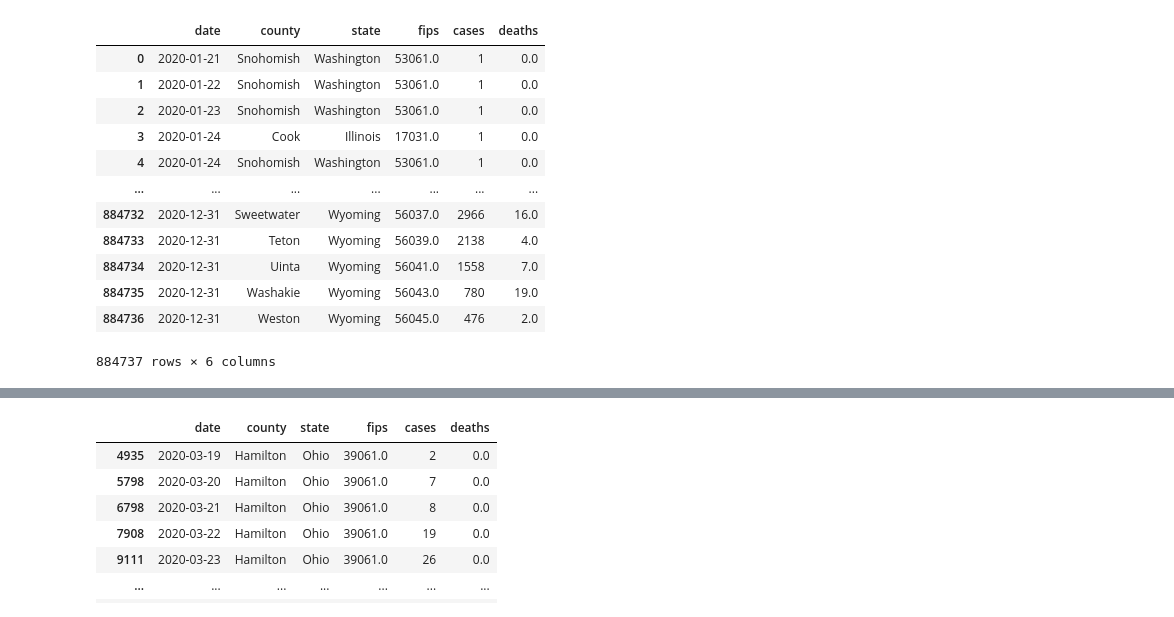
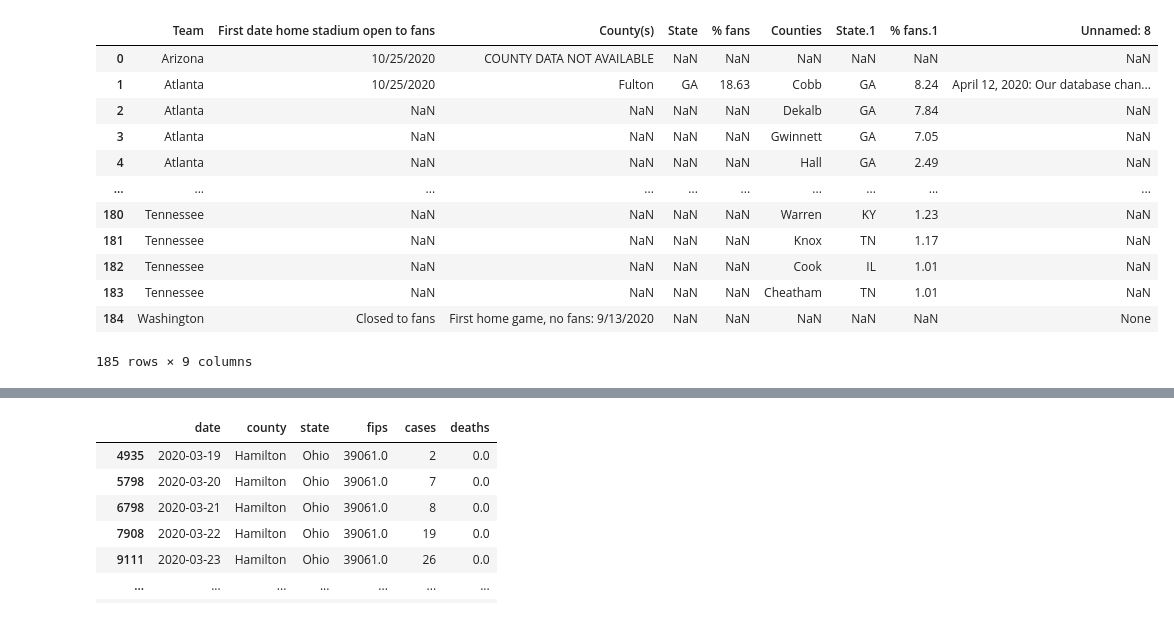
Before and after one commit to Joshuashou/Synthetic-Control-Paper-Model, a Jupyter notebook: Synthetic Control paper.ipynb, the cells around one changed output, grey strips where cells are left out. Cells and saved outputs as stored; diff of their text form; code cells hidden in the pictures.

```diff
--- a/Synthetic Control paper.ipynb
+++ b/Synthetic Control paper.ipynb
@@ -6,37 +14,40 @@ from sklearn.linear_model import Lasso # We use LASSO for regression
 # %%
 # Link for NFL Attendance Data: https://docs.google.com/spreadsheets/d/1DRMB5FLC3tdngeurDwps1CS8-6smEZvmq5R-ghjEv5k/edit#gid=0
 
 
 #Import NFL Attendance Data using Pandas
 attendance_df = pd.read_csv('NFL_Data.csv')
 
-#Lots of NaN values, forward fill in by entry above.
-attendance_df.fillna(method='ffill', inplace = True)
-attendance_df
-
+#Lots of NaN values, remove values without 'Team'
+attendance_df = attendance_df.loc[~attendance_df['Team'].isnull()]
 
 #Import NFL stadium County data, along with Neutral Counties
 stadium_county_df = pd.read_csv('Stadium_County.csv',header=1) #Data is a little bit Messy
 
 
 #County Covid Rates Provided from NYTIMES Github Database, https://github.com/nytimes/covid-19-data/blob/master/us-counties-2020.csv
 county_covid = pd.read_csv('County_Covid_Data.csv')
 
 
 stadium_county_df['Team '].fillna(method = 'ffill', inplace= True)
 county_covid['date'] = pd.to_datetime(county_covid['date'])
-county_covid
+county_covid = county_covid.loc[~(county_covid['county'] == 'Unknown')]
+county_covid = county_covid.loc[~(county_covid['cases'].isnull())]
+
+
+#We want to use stadium_county_df to find buffer counties and stadium counties and neutral counties.
+stadium_county_df
 # %% [output]
-|  | date | county | state | fips | cases | deaths |
-| 0 | 2020-01-21 | Snohomish | Washington | 53061.0 | 1 | 0.0 |
-| 1 | 2020-01-22 | Snohomish | Washington | 53061.0 | 1 | 0.0 |
-| 2 | 2020-01-23 | Snohomish | Washington | 53061.0 | 1 | 0.0 |
-| 3 | 2020-01-24 | Cook | Illinois | 17031.0 | 1 | 0.0 |
-| 4 | 2020-01-24 | Snohomish | Washington | 53061.0 | 1 | 0.0 |
-| ... | ... | ... | ... | ... | ... | ... |
-| 884732 | 2020-12-31 | Sweetwater | Wyoming | 56037.0 | 2966 | 16.0 |
-| 884733 | 2020-12-31 | Teton | Wyoming | 56039.0 | 2138 | 4.0 |
-| 884734 | 2020-12-31 | Uinta | Wyoming | 56041.0 | 1558 | 7.0 |
-| 884735 | 2020-12-31 | Washakie | Wyoming | 56043.0 | 780 | 19.0 |
-| 884736 | 2020-12-31 | Weston | Wyoming | 56045.0 | 476 | 2.0 |
+|  | Team | First date home stadium open to fans | County(s) | State | % fans | Counties | State.1 | % fans.1 | Unnamed: 8 |
+| 0 | Arizona | 10/25/2020 | COUNTY DATA NOT AVAILABLE | NaN | NaN | NaN | NaN | NaN | NaN |
+| 1 | Atlanta | 10/25/2020 | Fulton | GA | 18.63 | Cobb | GA | 8.24 | April 12, 2020: Our database chan... |
+| 2 | Atlanta | NaN | NaN | NaN | NaN | Dekalb | GA | 7.84 | NaN |
+| 3 | Atlanta | NaN | NaN | NaN | NaN | Gwinnett | GA | 7.05 | NaN |
+| 4 | Atlanta | NaN | NaN | NaN | NaN | Hall | GA | 2.49 | NaN |
+| ... | ... | ... | ... | ... | ... | ... | ... | ... | ... |
+| 180 | Tennessee | NaN | NaN | NaN | NaN | Warren | KY | 1.23 | NaN |
+| 181 | Tennessee | NaN | NaN | NaN | NaN | Knox | TN | 1.17 | NaN |
+| 182 | Tennessee | NaN | NaN | NaN | NaN | Cook | IL | 1.01 | NaN |
+| 183 | Tennessee | NaN | NaN | NaN | NaN | Cheatham | TN | 1.01 | NaN |
+| 184 | Washington | Closed to fans | First home game, no fans: 9/13/2020 | NaN | NaN | NaN | NaN | NaN | None |
-884737 rows × 6 columns
+185 rows × 9 columns
```
Also changed, not shown: parts of 15 cells of this notebook.
